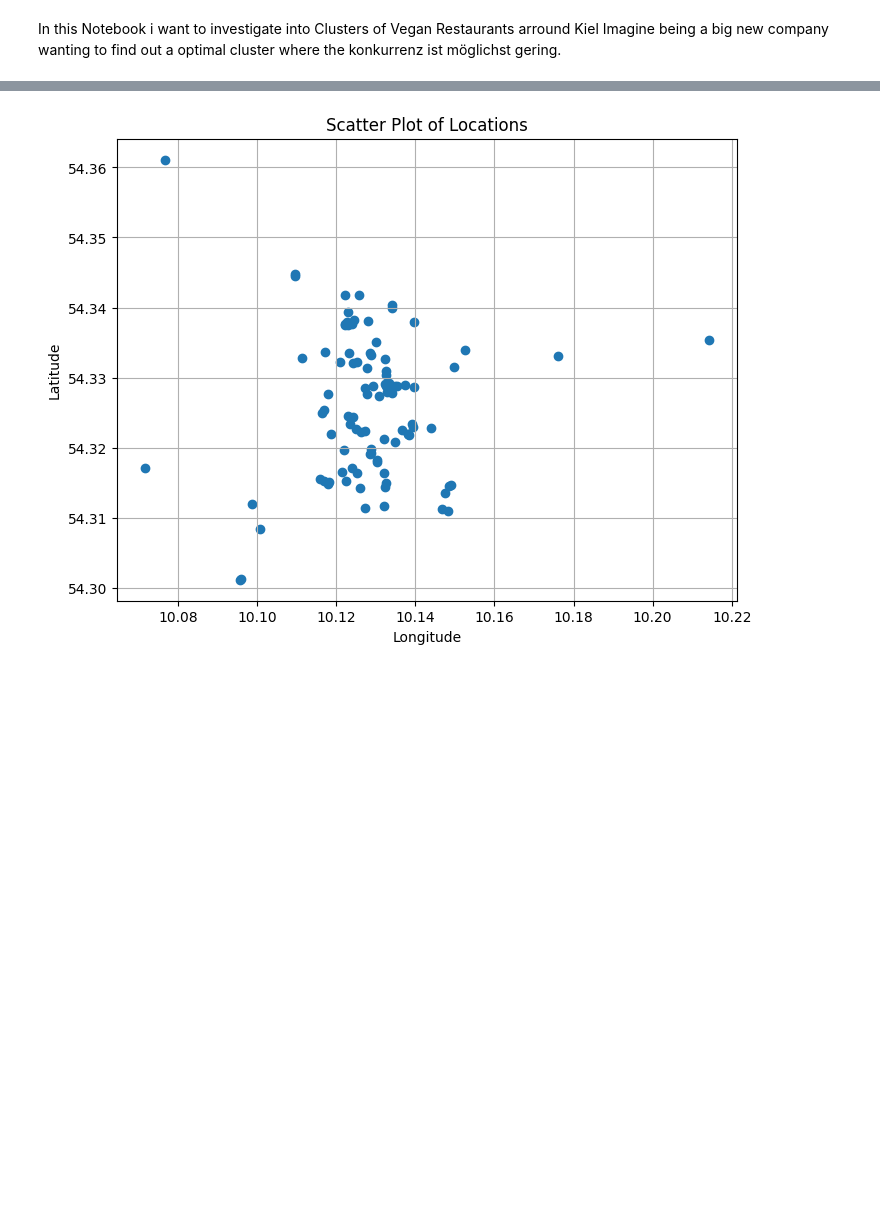
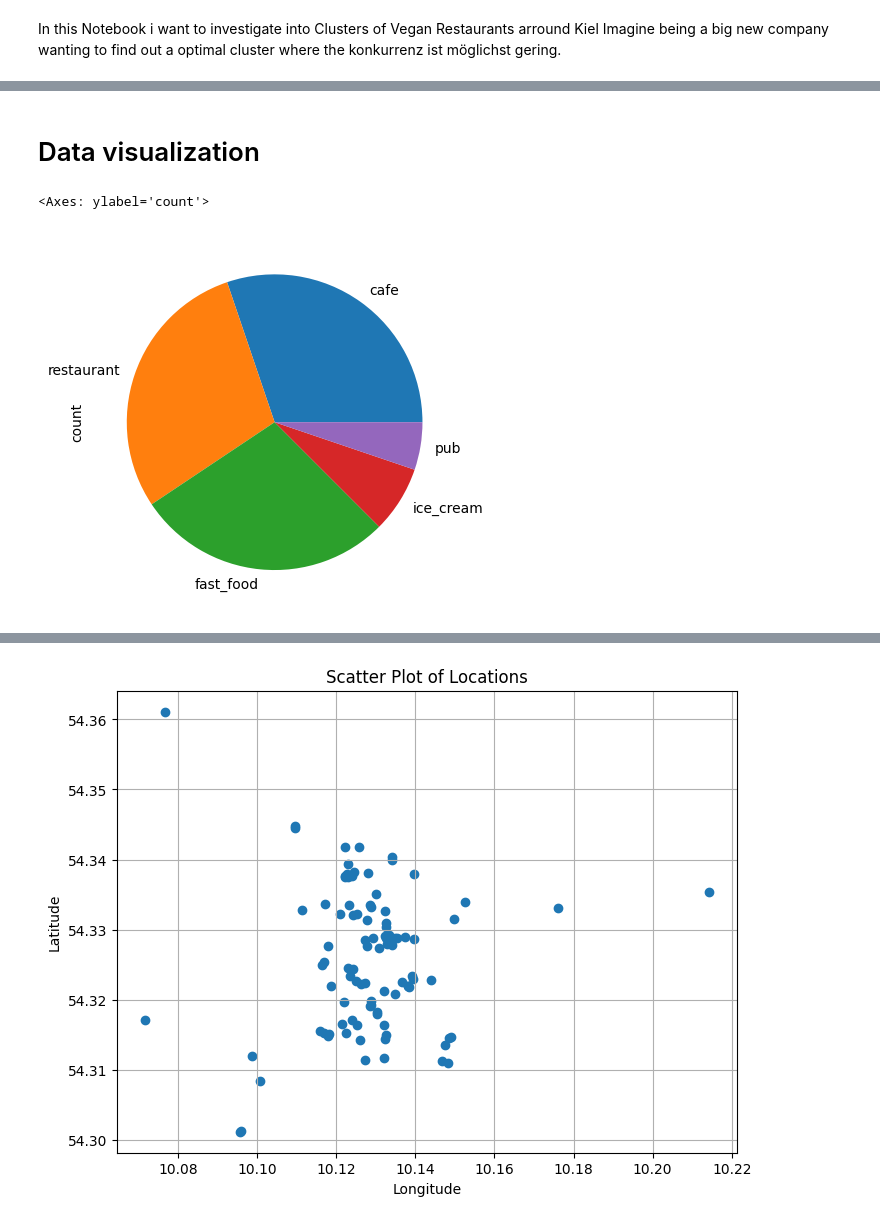
Before and after one commit to MartinDieCooleSocke420/sem1_math_and_stats, a Jupyter notebook: exam.ipynb, the cells around one changed output, grey strips where cells are left out. Cells and saved outputs as stored; diff of their text form; code cells hidden in the pictures; blank space fills up the shorter version.

Commit message:
updated data cleanup/visualisation

```diff
--- a/exam.ipynb
+++ b/exam.ipynb
@@ -14,4 +19,4 @@ import geopandas as gpd
 data = pd.read_csv("data/restaurants_kiel.csv")
 data = gpd.GeoDataFrame(data)
 
-data.set_index("id")
+data.set_index("id", inplace=True)
@@ -32,0 +47,10 @@ data.set_index("id")
+# %%
+# Since alot of attributes are only available for a few restaurants, we will drop them
+
+# we will drop attributes that are represented in less than 80% of the data
+# the following how to calculate the percentage of na values in a column
+
+print("For a attribute to be represented in 80 of the data, it can only have " + str(len(data) * 0.8) + " na values")
+
+# drop colums with more than 20% na values
+data.dropna(thresh=(len(data) * 0.8), axis=1, inplace=True)
@@ -32,0 +73,3 @@ data.set_index("id")
+# %%
+# Since Unnamed: 0 is a index column, we will drop it
+data.drop(columns=["Unnamed: 0"], inplace=True)
@@ -32,0 +93,4 @@ data.set_index("id")
+# %%
+# since all attributes are from vegan restaurants and are nodes in OSM, we can drop the following columns
+
+data.drop(columns=["type", "diet:vegan"], inplace=True)
@@ -32,0 +114,9 @@ data.set_index("id")
+# %% [markdown]
+# Data visualization
+# %%
+# the distribution of amenity as a pie chart
+
+data["amenity"].value_counts().plot.pie()
+# %% [output]
+<Axes: ylabel='count'>
+[figure, added]
```
Also changed, not shown: parts of 12 cells of this notebook.
